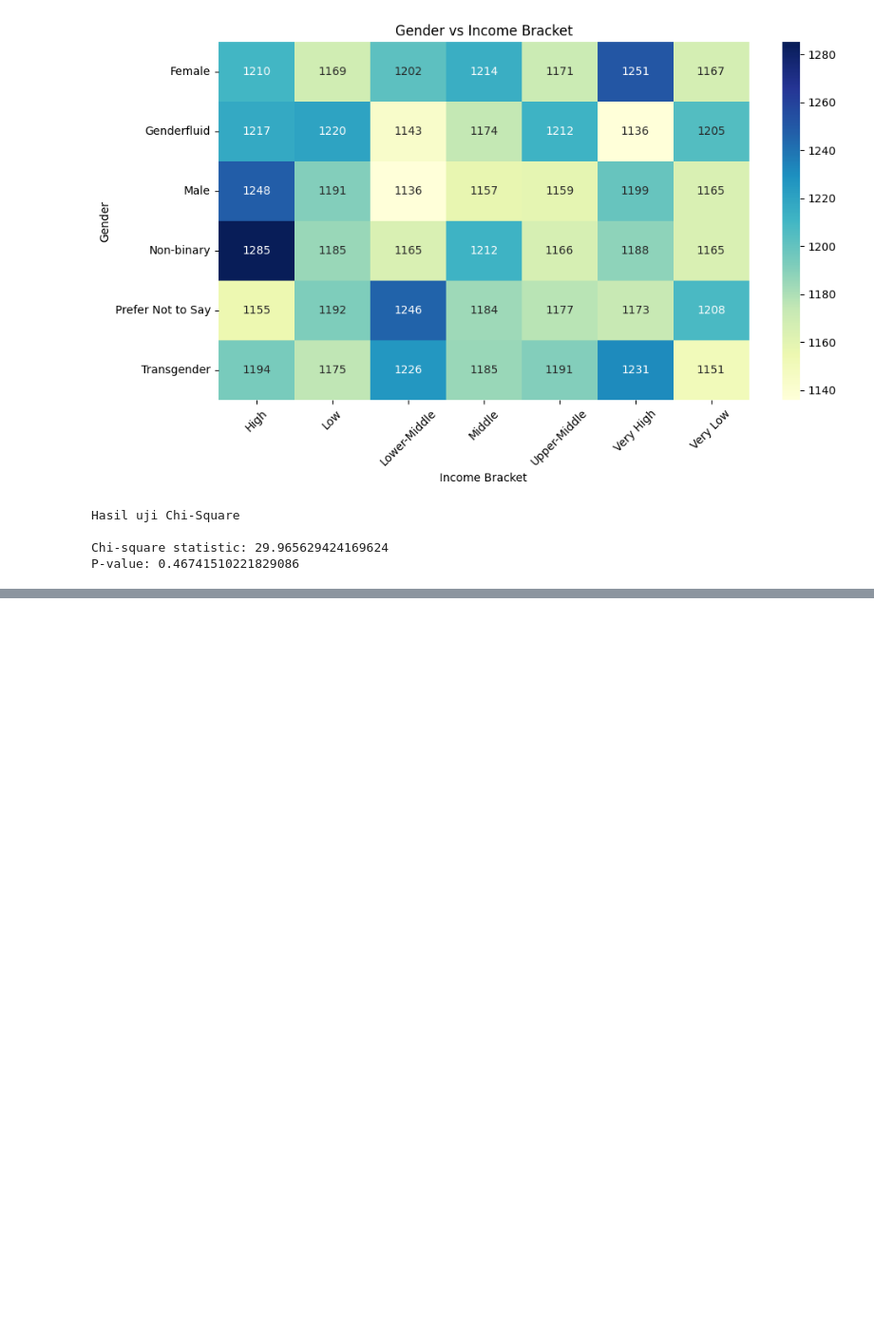
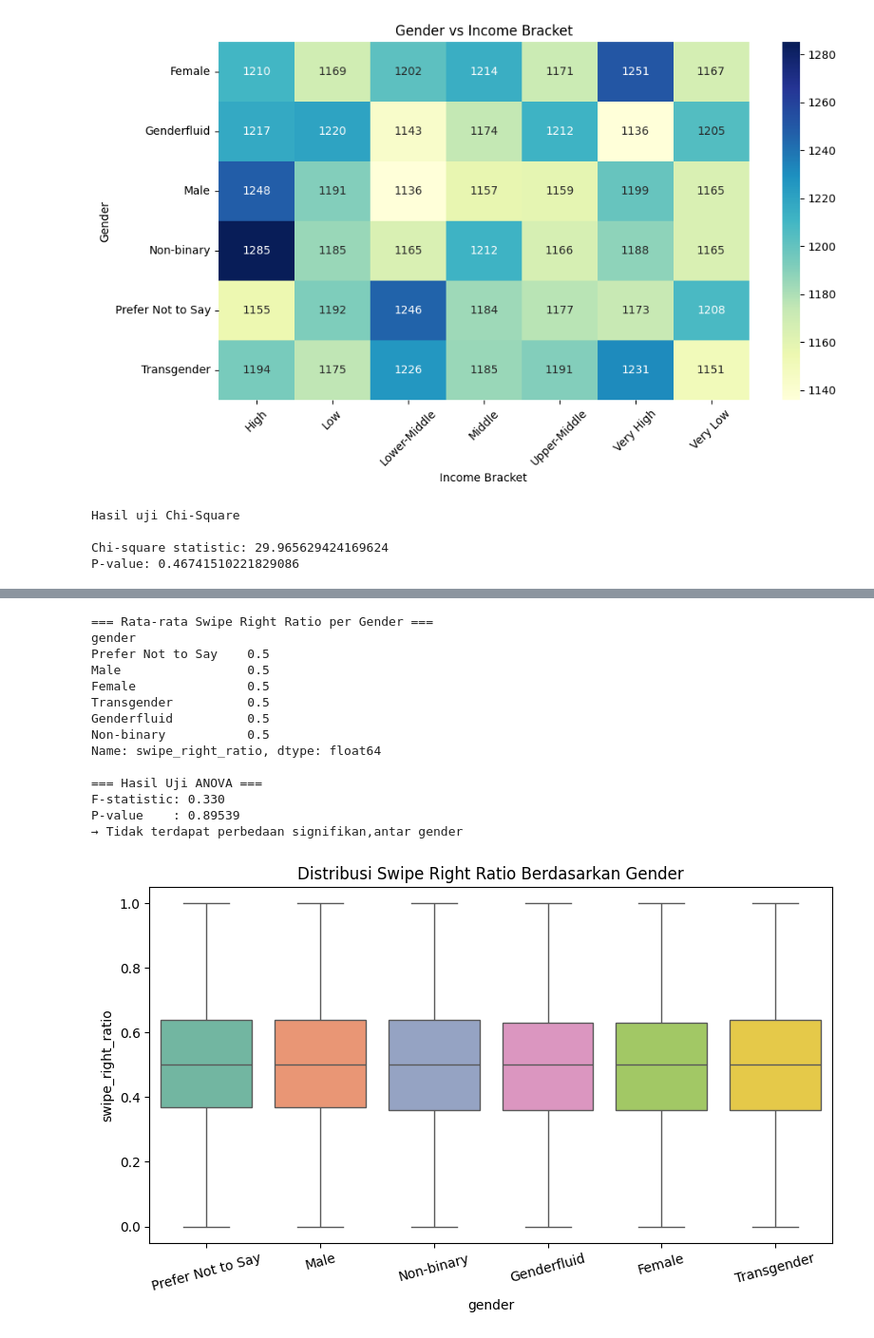
Before and after one commit to Toughfiq/DSPy, a Jupyter notebook: EDA/Gender_Insights.ipynb, the cells around one changed output, grey strips where cells are left out. Shown at 95% size. Cells and saved outputs as stored; diff of their text form; code cells hidden in the pictures; blank space fills up the shorter version.

Commit message:
Menambah swipe right ratiovs gender analysis

```diff
--- a/EDA/Gender_Insights.ipynb
+++ b/EDA/Gender_Insights.ipynb
@@ -107,0 +113,41 @@ P-value: 0.46741510221829086
+# %%
+def analyze_swipe_ratio(df_query):
+    df_query = df_query.dropna(subset=['gender'])
+    df_query = clean_numeric(df_query, 'swipe_right_ratio')
+
+    print("\n=== Rata-rata Swipe Right Ratio per Gender ===")
+    mean_table = df_query.groupby('gender')['swipe_right_ratio'].mean().sort_values(ascending=False)
+    print(mean_table)
+
+    # Uji ANOVA
+    groups = [group['swipe_right_ratio'] for _, group in df_query.groupby('gender')]
+    stat, p = f_oneway(*groups)
+    print("\n=== Hasil Uji ANOVA ===")
+    print(f"F-statistic: {stat:.3f}")
+    print(f"P-value    : {p:.5f}")
+    print("→ Terdapat perbedaan signifikan." if p < 0.05 else "→ Tidak terdapat perbedaan signifikan,antar gender")
+
+    # Visualisasi boxplot
+    plt.figure(figsize=(8, 5))
+    sns.boxplot(data=df_query, x='gender', y='swipe_right_ratio', hue='gender', palette='Set2', legend=False)
+    plt.title('Distribusi Swipe Right Ratio Berdasarkan Gender')
+    plt.xticks(rotation=15)
+    plt.tight_layout()
+    plt.show()
+analyze_swipe_ratio(df_query)
+# %% [output]
+=== Rata-rata Swipe Right Ratio per Gender ===
+gender
+Prefer Not to Say    0.5
+Male                 0.5
+Female               0.5
+Transgender          0.5
+Genderfluid          0.5
+Non-binary           0.5
+Name: swipe_right_ratio, dtype: float64
+
+=== Hasil Uji ANOVA ===
+F-statistic: 0.330
+P-value    : 0.89539
+→ Tidak terdapat perbedaan signifikan,antar gender
+[figure, added]
```
Also changed, not shown: parts of 5 cells of this notebook, 1 other file.
